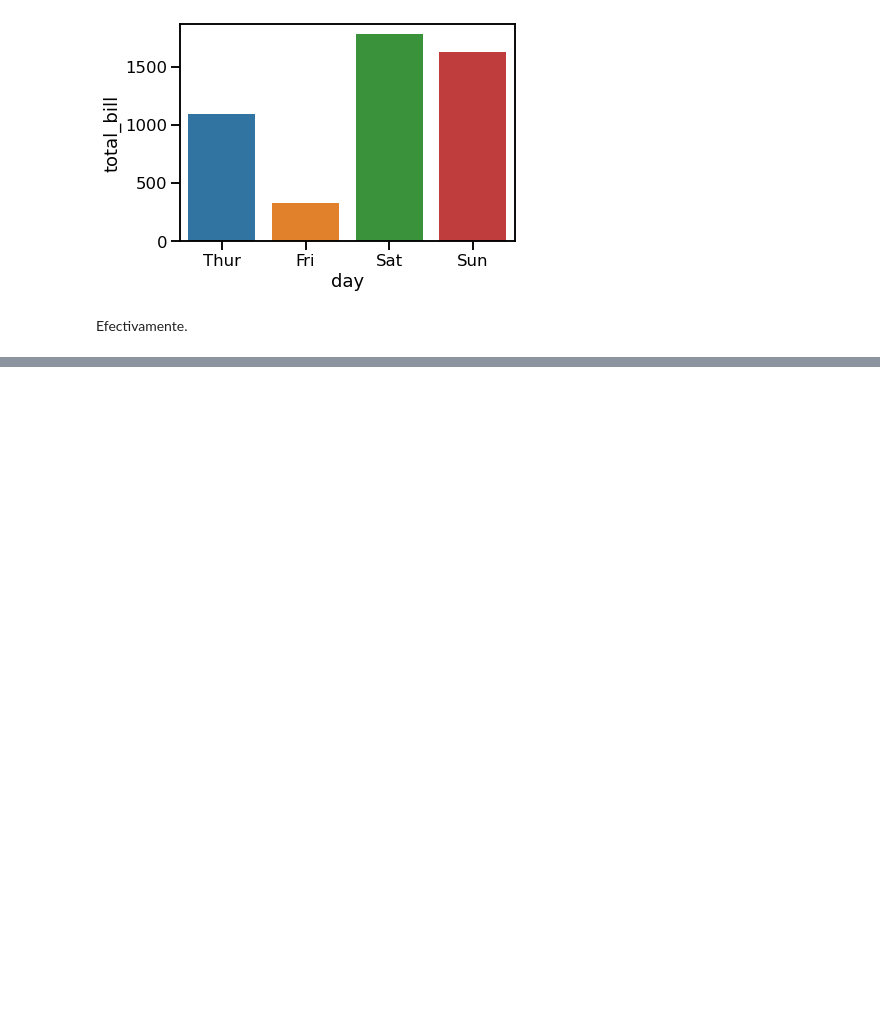
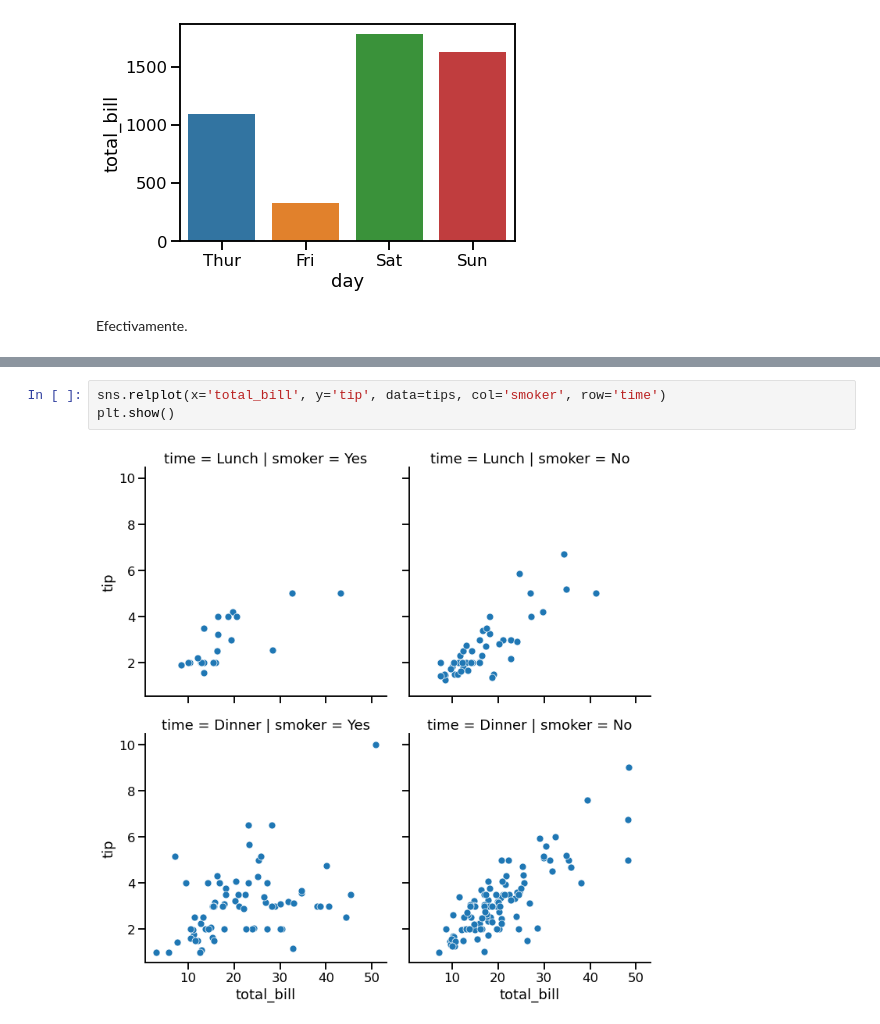
Before and after one commit to adinamarca/notebooks, a Jupyter notebook: PY/DATA_VIZ/Introduction_to_seaborn/notebook.ipynb, the cells around one changed output, grey strips where cells are left out. Cells and saved outputs as stored; diff of their text form; blank space fills up the shorter version.

```diff
--- a/PY/DATA_VIZ/Introduction_to_seaborn/notebook.ipynb
+++ b/PY/DATA_VIZ/Introduction_to_seaborn/notebook.ipynb
@@ -672,0 +772,5 @@ Efectivamente.
+# %%
+sns.relplot(x='total_bill', y='tip', data=tips, col='smoker', row='time')
+plt.show()
+# %% [output]
+[figure, added]
```
Also changed, not shown: parts of 26 cells of this notebook, 5 other files.
